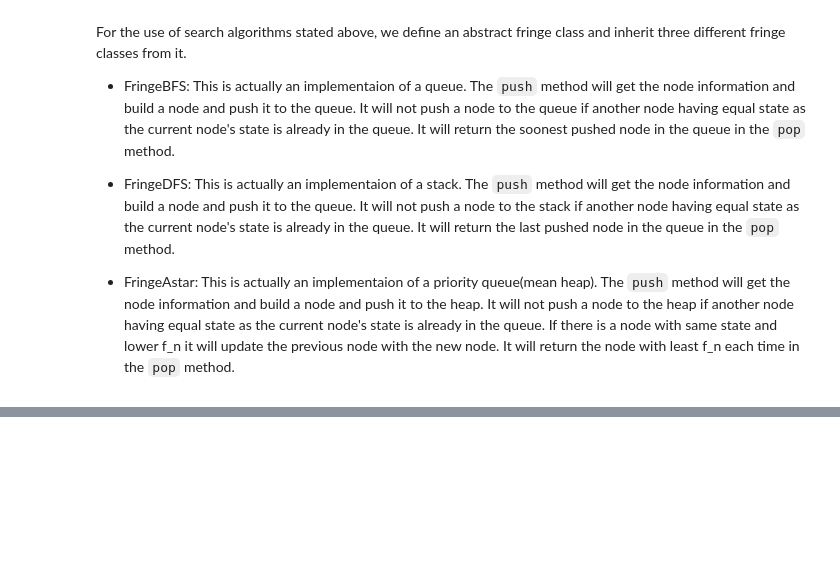
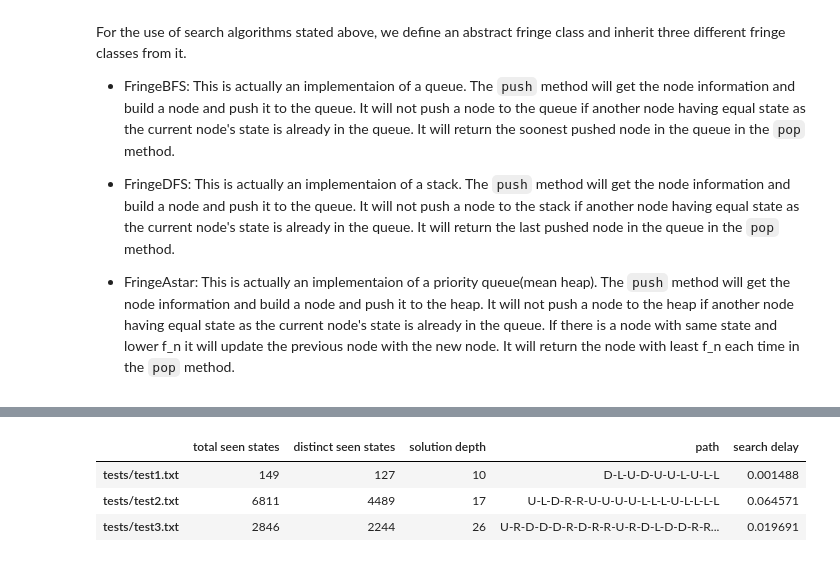
Before and after one commit to codamin/AI-Search-Algorithms, a Jupyter notebook: project.ipynb, the cells around one changed output, grey strips where cells are left out. Cells and saved outputs as stored; diff of their text form; code cells hidden in the pictures; blank space fills up the shorter version.

```diff
--- a/project.ipynb
+++ b/project.ipynb
@@ -457,0 +526,10 @@ execTests(agent)
+# %%
+agent = Agent()
+agent.setSearchType('aStar')
+agent.setHeuristic('one_w2')
+execTests(agent)
+# %% [output]
+|  | total seen states | distinct seen states | solution depth | path | search delay |
+| tests/test1.txt | 149 | 127 | 10 | D-L-U-D-U-U-L-U-L-L | 0.001488 |
+| tests/test2.txt | 6811 | 4489 | 17 | U-L-D-R-R-U-U-U-U-L-L-L-U-L-L-L-L | 0.064571 |
+| tests/test3.txt | 2846 | 2244 | 26 | U-R-D-D-D-R-D-R-R-U-R-D-L-D-D-R-R... | 0.019691 |
```
Also changed, not shown: parts of 17 cells of this notebook, 6 other files.
